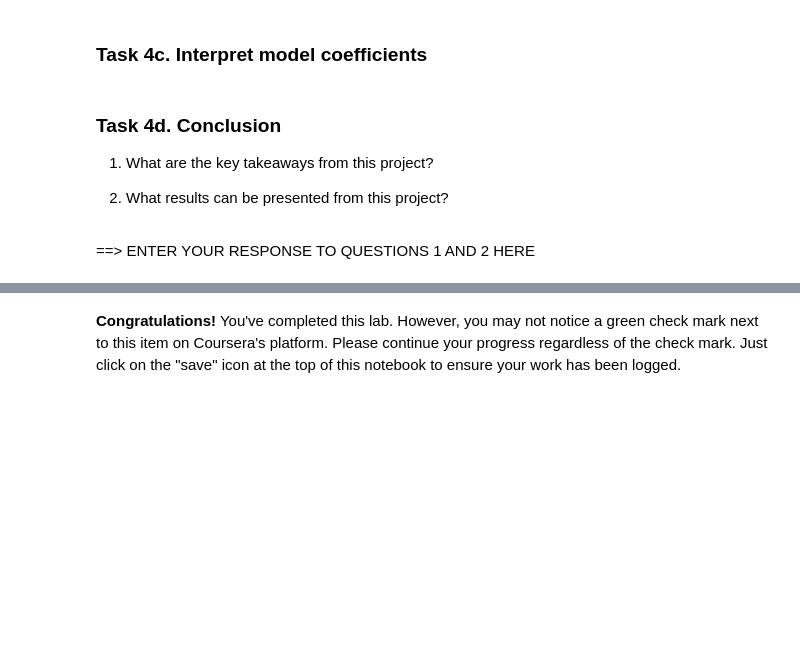
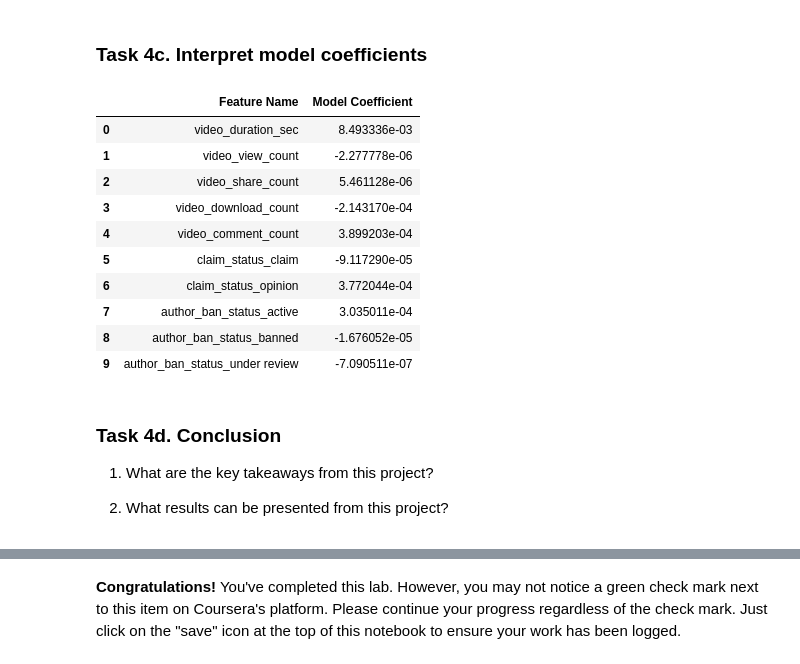
Before and after one commit to pakkaii/resume, a Jupyter notebook: Course 5 Proj/Activity_Course 5 TikTok project lab.ipynb, the cells around one changed output, grey strips where cells are left out. Drawn from its saved outputs; the diff is of its cells as text; code cells hidden in the pictures; blank space fills up the shorter version.

```diff
--- a/Course 5 Proj/Activity_Course 5 TikTok project lab.ipynb
+++ b/Course 5 Proj/Activity_Course 5 TikTok project lab.ipynb
@@ -920,12 +962,22 @@ Create a classification report that includes precision, recall, f1-score, and ac
 # %%
 # Get the feature names from the model and the model coefficients (which represent log-odds ratios)
 # Place into a DataFrame for readability
-### YOUR CODE HERE ###
+pd.DataFrame(data={"Feature Name":log_clf.feature_names_in_, "Model Coefficient":log_clf.coef_[0]})
+# %% [output]
+|  | Feature Name | Model Coefficient |
+| 0 | video_duration_sec | 8.493336e-03 |
+| 1 | video_view_count | -2.277778e-06 |
+| 2 | video_share_count | 5.461128e-06 |
+| 3 | video_download_count | -2.143170e-04 |
+| 4 | video_comment_count | 3.899203e-04 |
+| 5 | claim_status_claim | -9.117290e-05 |
+| 6 | claim_status_opinion | 3.772044e-04 |
+| 7 | author_ban_status_active | 3.035011e-04 |
+| 8 | author_ban_status_banned | -1.676052e-05 |
+| 9 | author_ban_status_under review | -7.090511e-07 |
 # %% [markdown]
 ### **Task 4d. Conclusion**
 
 1. What are the key takeaways from this project?
 
 2. What results can be presented from this project?
-# %% [markdown]
-==> ENTER YOUR RESPONSE TO QUESTIONS 1 AND 2 HERE
```
Also changed, not shown: parts of 14 cells of this notebook.
